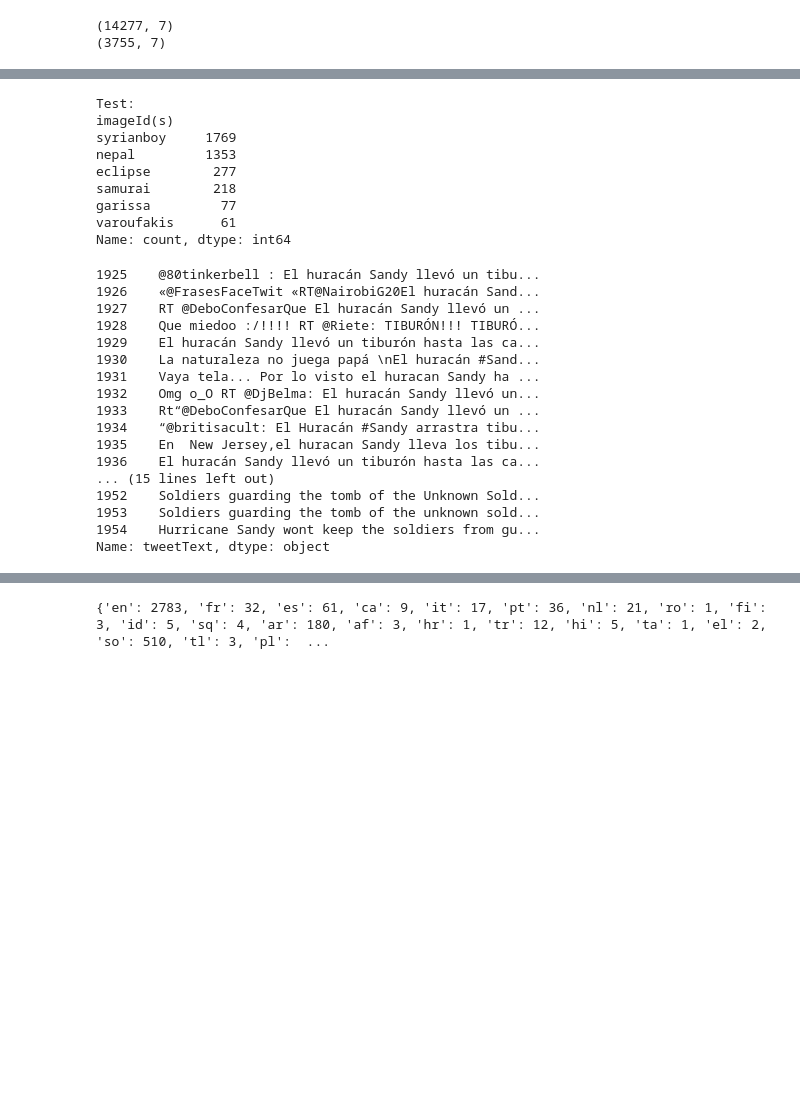
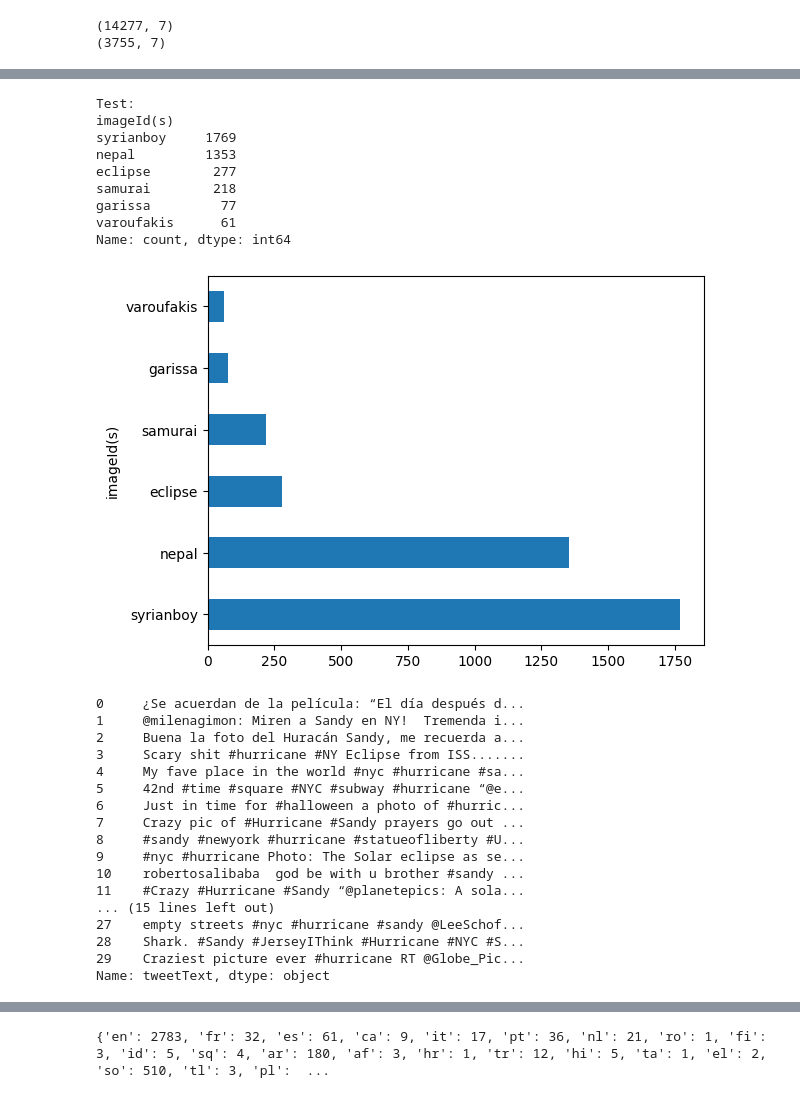
Before and after one commit to tee1g21/Machine-Learning-Technologies-Coursework, a Jupyter notebook: mediaEval.ipynb, the cells around one changed output, grey strips where cells are left out. Drawn from its saved outputs; the diff is of its cells as text; code cells hidden in the pictures; blank space fills up the shorter version.

```diff
--- a/mediaEval.ipynb
+++ b/mediaEval.ipynb
@@ -83,42 +88,46 @@ Name: count, dtype: int64
 # %%
 #events categorised by ImageID (test)
 print("Test:")
-print(test_df["imageId(s)"].str.split('_').str[0].value_counts())
+selected_events = test_df["imageId(s)"].str.split('_').str[0].value_counts()
+print(selected_events)
+selected_events.plot(kind="barh")
+plt.show()
 # %% [output]
 Test:
 imageId(s)
 syrianboy     1769
 nepal         1353
 eclipse        277
 samurai        218
 garissa         77
 varoufakis      61
 Name: count, dtype: int64
+[figure, added]
 # %%
 #example tweets for different events
 
-event = "syrian" #change variable for different events
+event = "sandy" #change variable for different events
 
 total_df = train_df + test_df
 selected_tweets = total_df[total_df["imageId(s)"].str.contains(event, na=False)]["tweetText"].head(30)
 print(selected_tweets)
 # %% [output]
-1925    @80tinkerbell : El huracán Sandy llevó un tibu...
-1926    «@FrasesFaceTwit «RT@NairobiG20El huracán Sand...
-1927    RT @DeboConfesarQue El huracán Sandy llevó un ...
-1928    Que miedoo :/!!!! RT @Riete: TIBURÓN!!! TIBURÓ...
-1929    El huracán Sandy llevó un tiburón hasta las ca...
-1930    La naturaleza no juega papá \nEl huracán #Sand...
-1931    Vaya tela... Por lo visto el huracan Sandy ha ...
-1932    Omg o_O RT @DjBelma: El huracán Sandy llevó un...
-1933    Rt“@DeboConfesarQue El huracán Sandy llevó un ...
-1934    “@britisacult: El Huracán #Sandy arrastra tibu...
-1935    En  New Jersey,el huracan Sandy lleva los tibu...
-1936    El huracán Sandy llevó un tiburón hasta las ca...
+0     ¿Se acuerdan de la película: “El día después d...
+1     @milenagimon: Miren a Sandy en NY!  Tremenda i...
+2     Buena la foto del Huracán Sandy, me recuerda a...
+3     Scary shit #hurricane #NY Eclipse from ISS.......
+4     My fave place in the world #nyc #hurricane #sa...
+5     42nd #time #square #NYC #subway #hurricane “@e...
+6     Just in time for #halloween a photo of #hurric...
+7     Crazy pic of #Hurricane #Sandy prayers go out ...
+8     #sandy #newyork #hurricane #statueofliberty #U...
+9     #nyc #hurricane Photo: The Solar eclipse as se...
+10    robertosalibaba  god be with u brother #sandy ...
+11    #Crazy #Hurricane #Sandy “@planetepics: A sola...
 ... (15 lines left out)
-1952    Soldiers guarding the tomb of the Unknown Sold...
-1953    Soldiers guarding the tomb of the unknown sold...
-1954    Hurricane Sandy wont keep the soldiers from gu...
+27    empty streets #nyc #hurricane #sandy @LeeSchof...
+28    Shark. #Sandy #JerseyIThink #Hurricane #NYC #S...
+29    Craziest picture ever #hurricane RT @Globe_Pic...
 Name: tweetText, dtype: object
 # %%
 #number of languages in training set
```
Also changed, not shown: parts of 7 cells of this notebook.
